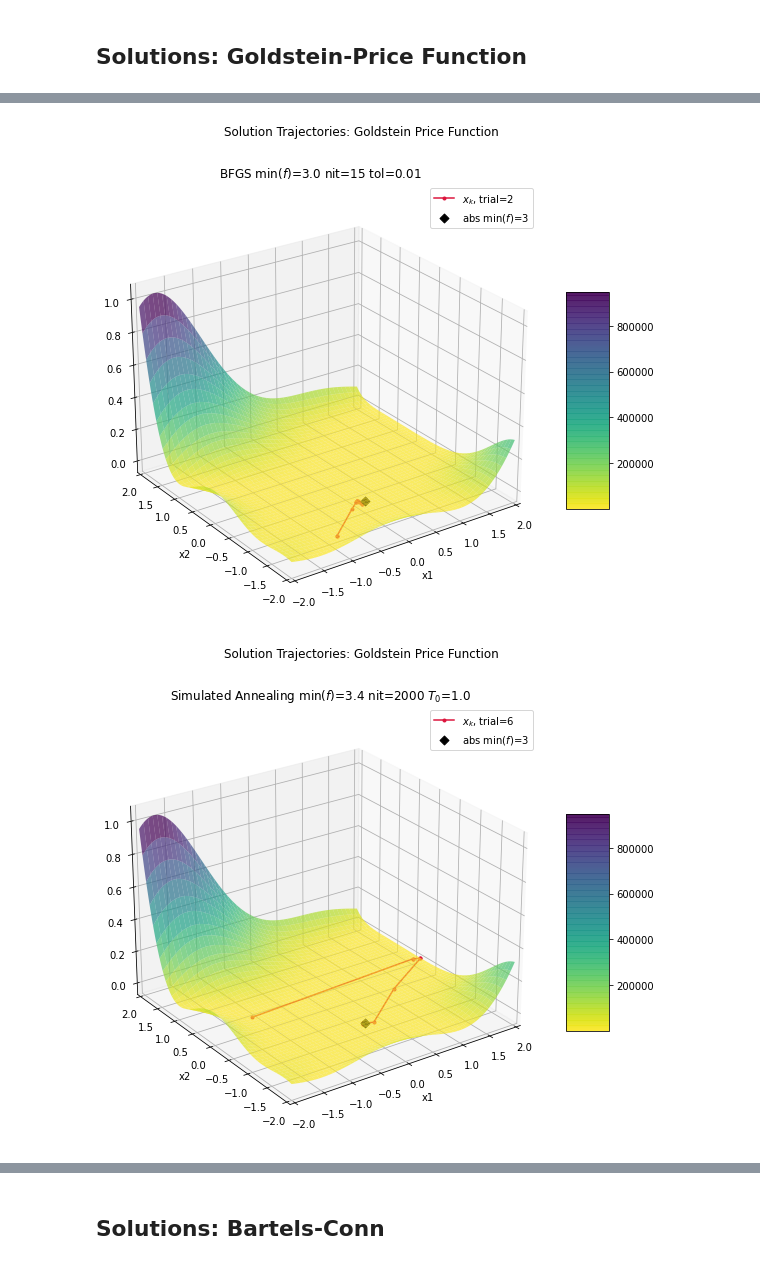
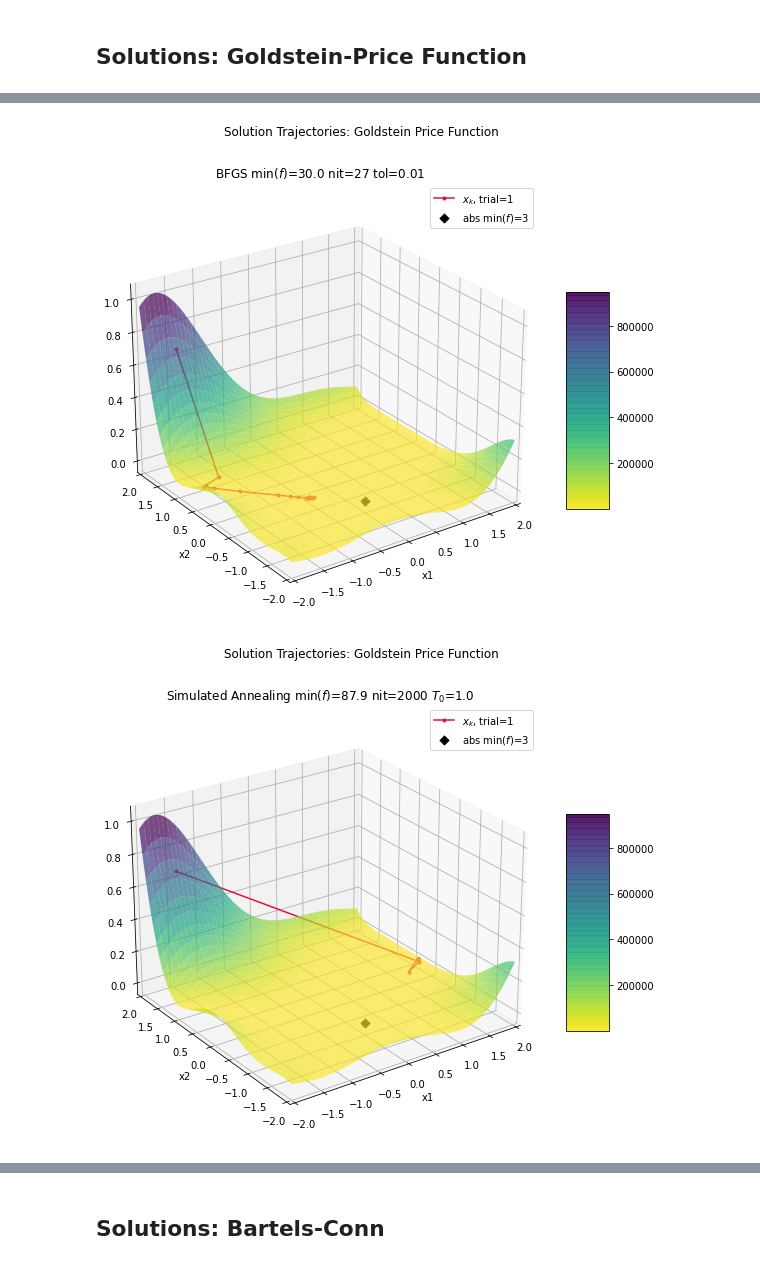
Before and after one commit to marcoemorais/viz-optimization-algorithms, a Jupyter notebook: assignments/project01/Solution-Visualization-3D.ipynb, the cells around one changed output, grey strips where cells are left out. Saved outputs shown, nothing was run; the diff lists cells and outputs as text; code cells hidden in the pictures.

```diff
--- a/assignments/project01/Solution-Visualization-3D.ipynb
+++ b/assignments/project01/Solution-Visualization-3D.ipynb
@@ -297,7 +297,7 @@ plot3d_solutions(**params)
 params = {
     'alg': 'bfgs',
     'func': 'goldstein_price',
-    'trials': [2],
+    'trials': [1],
     'base_dirn': './sims/',
     'savefn_fmt': '{alg}-{func}-steps-{trial:02d}.npy',
     'metafn_fmt': '{alg}-{func}-meta.json',
@@ -310,26 +310,26 @@ params = {
 
 plot3d_solutions(**params)
 # %% [output]
-[figure, old version]
+[figure, new version]
 # %%
 params = {
     'alg': 'simulated_annealing',
     'func': 'goldstein_price',
-    'trials': [6],
+    'trials': [1],
     'base_dirn': './sims/',
     'savefn_fmt': '{alg}-{func}-steps-{trial:02d}.npy',
     'metafn_fmt': '{alg}-{func}-meta.json',
     'bounds': [-2.,2.,-2.,2.],
     'elev': 25,
     'azim': 235,
     'ngridpts': 500,
     'nsamples': 20,
     'xkmind': slice(3,5),
 }
 
 plot3d_solutions(**params)
 # %% [output]
-[figure, old version]
+[figure, new version]
 # %%
 params = {
     'alg': 'particle_swarm',
```
Also changed, not shown: parts of 10 cells of this notebook, 7 other files.
